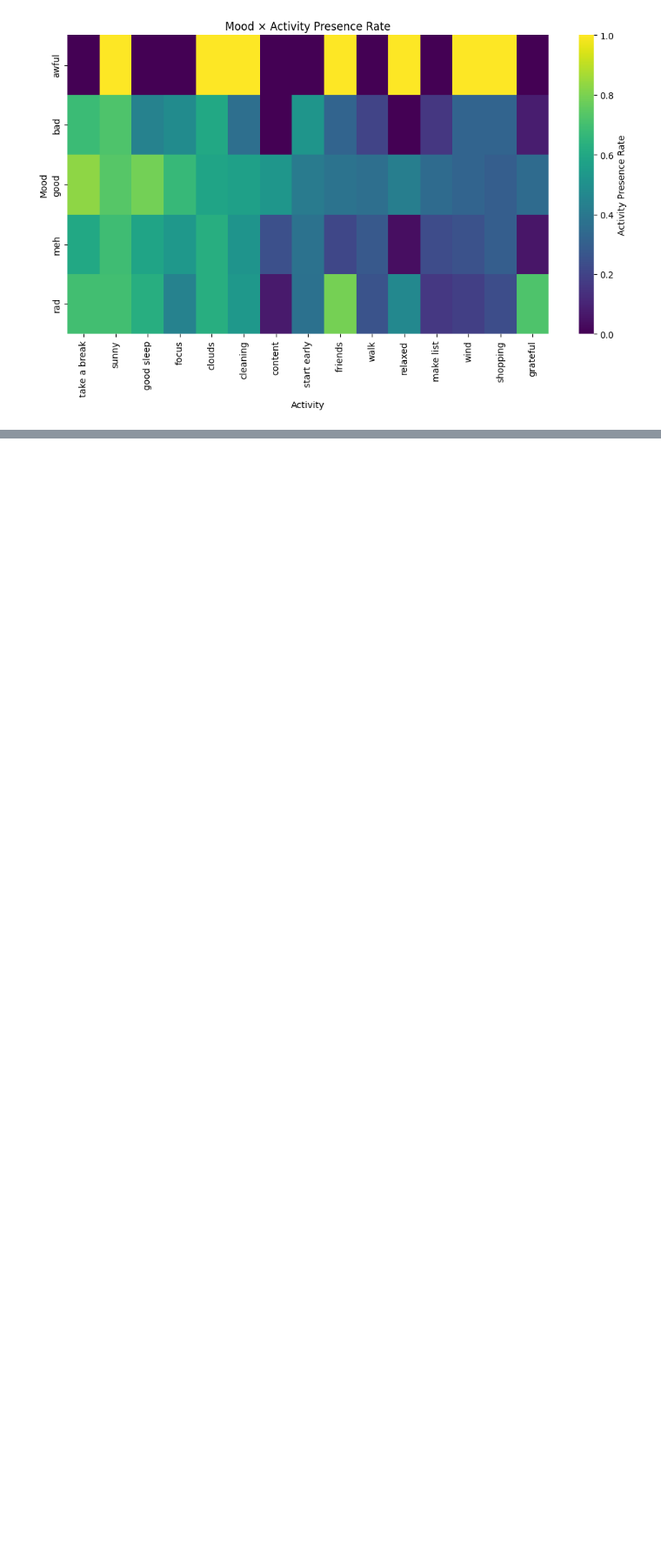
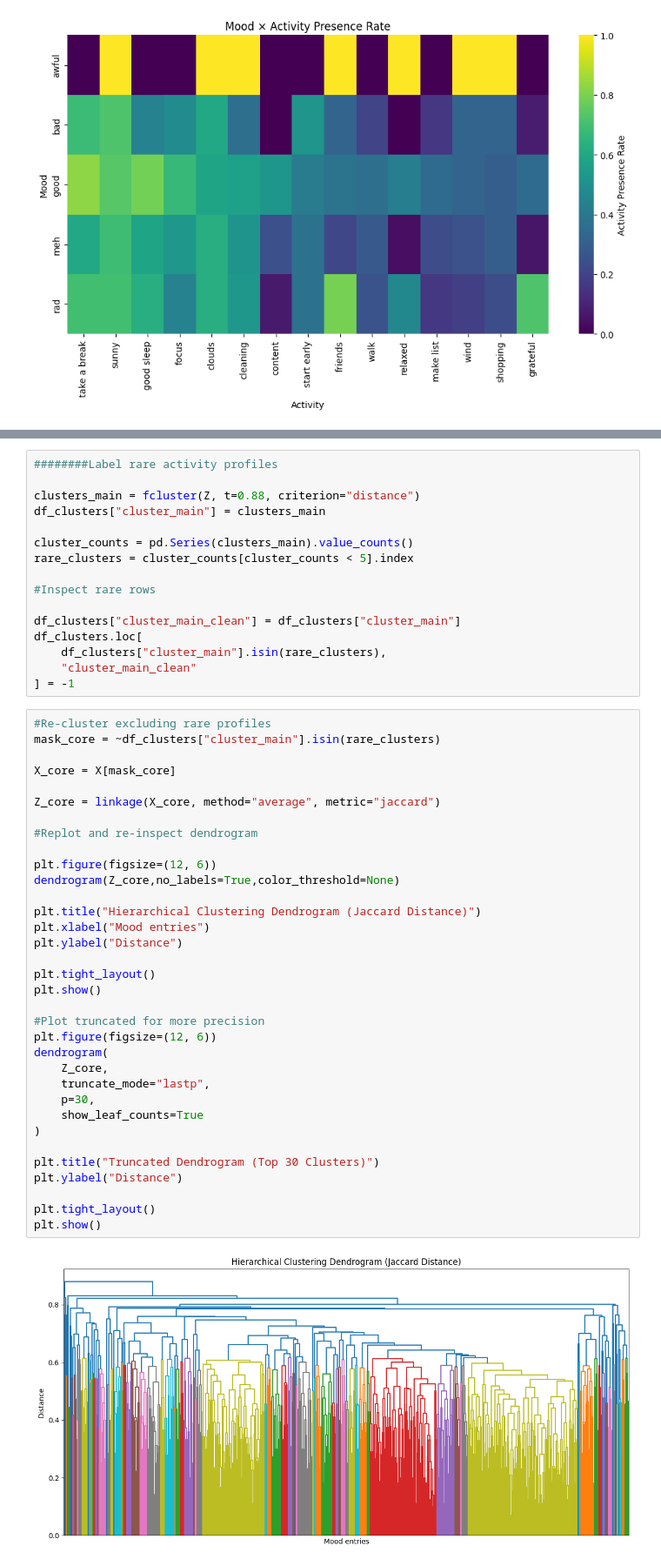
Before and after one commit to herguad/mood_tracker, a Jupyter notebook: notebooks/EDA_mood_t.ipynb, the cells around one changed output, grey strips where cells are left out. Shown at 87% size. Cells and saved outputs as stored; diff of their text form; blank space fills up the shorter version.

```diff
--- a/notebooks/EDA_mood_t.ipynb
+++ b/notebooks/EDA_mood_t.ipynb
@@ -232,0 +336,52 @@ plt.show()
+# %%
+########Label rare activity profiles
+
+clusters_main = fcluster(Z, t=0.88, criterion="distance")
+df_clusters["cluster_main"] = clusters_main
+
+cluster_counts = pd.Series(clusters_main).value_counts()
+rare_clusters = cluster_counts[cluster_counts < 5].index
+
+#Inspect rare rows
+
+df_clusters["cluster_main_clean"] = df_clusters["cluster_main"]
+df_clusters.loc[
+    df_clusters["cluster_main"].isin(rare_clusters),
+    "cluster_main_clean"
+] = -1
+# %%
+#Re-cluster excluding rare profiles
+mask_core = ~df_clusters["cluster_main"].isin(rare_clusters)
+
+X_core = X[mask_core]
+
+Z_core = linkage(X_core, method="average", metric="jaccard")
+
+#Replot and re-inspect dendrogram
+
+plt.figure(figsize=(12, 6))
+dendrogram(Z_core,no_labels=True,color_threshold=None)
+
+plt.title("Hierarchical Clustering Dendrogram (Jaccard Distance)")
+plt.xlabel("Mood entries")
+plt.ylabel("Distance")
+
+plt.tight_layout()
+plt.show()
+
+#Plot truncated for more precision
+plt.figure(figsize=(12, 6))
+dendrogram(
+    Z_core,
+    truncate_mode="lastp",
+    p=30,
+    show_leaf_counts=True
+)
+
+plt.title("Truncated Dendrogram (Top 30 Clusters)")
+plt.ylabel("Distance")
+
+plt.tight_layout()
+plt.show()
+# %% [output]
+[figure, added]
```
Also changed, not shown: parts of 8 cells of this notebook.
